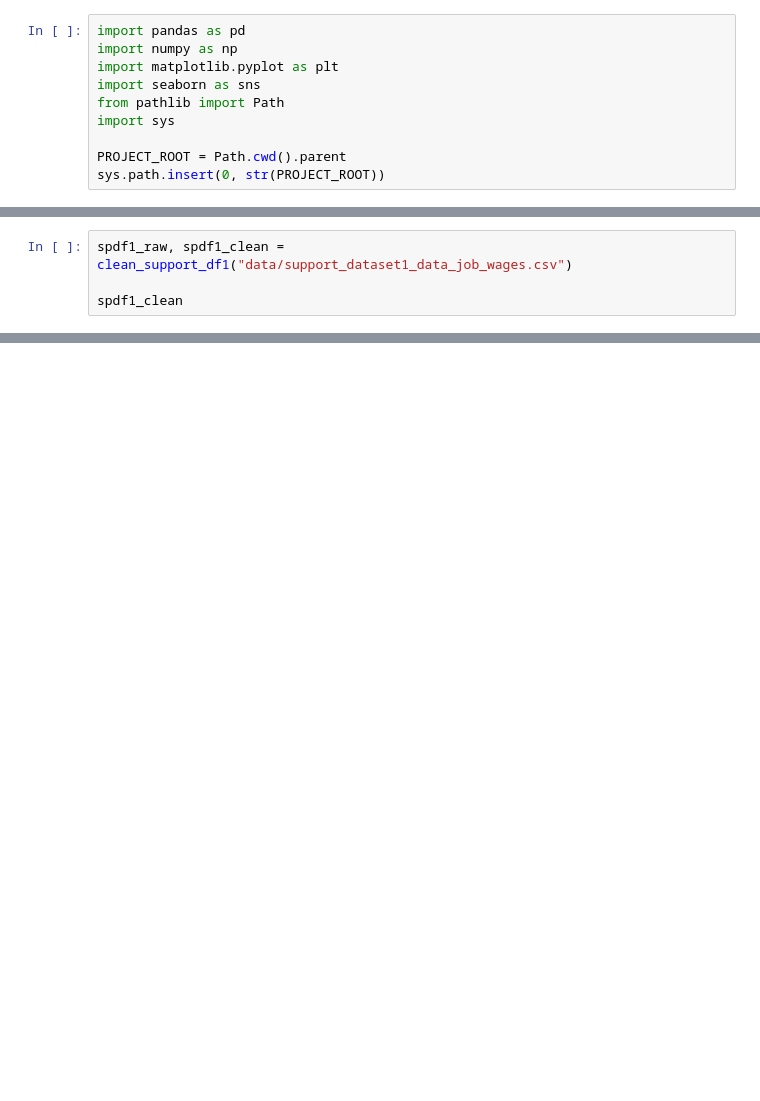
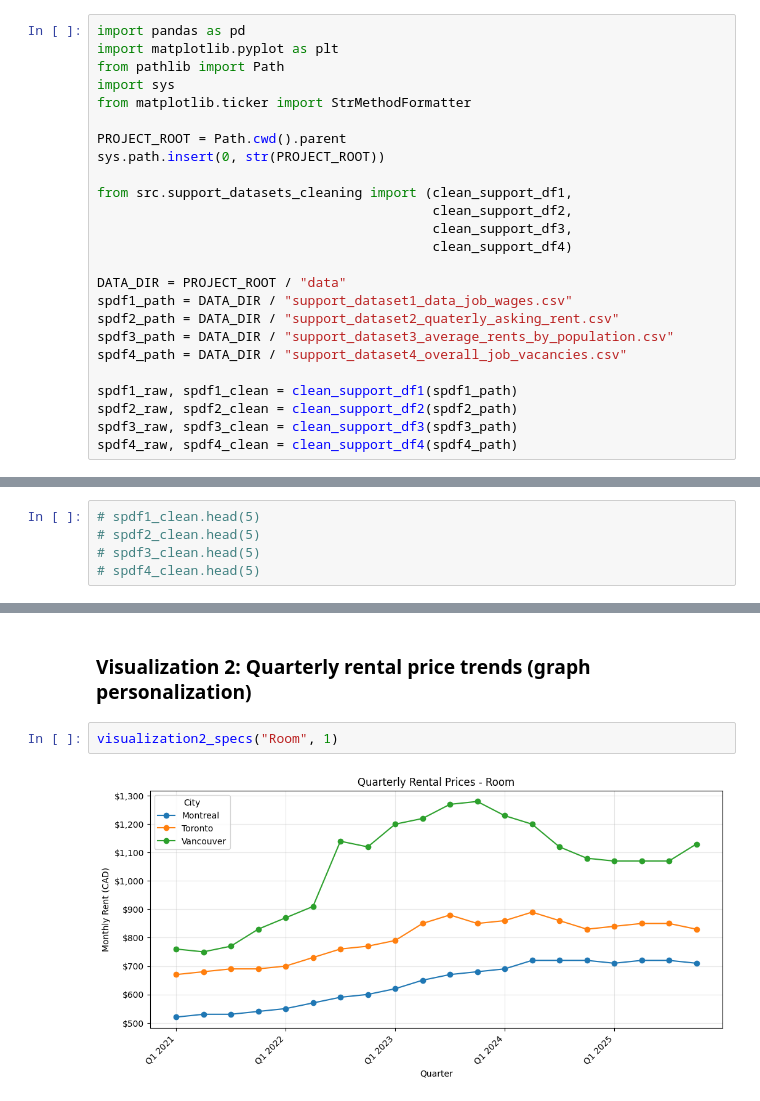
Before and after one commit to rishitej09/canadian-tech-housing-affordability, a Jupyter notebook: Jupyter Notebooks (for reference)/06. Capstone_Supporting_Datasets_Visuals.ipynb, the cells around one changed output, grey strips where cells are left out. Cells and saved outputs as stored; diff of their text form; blank space fills up the shorter version.

Commit message:
Cleaned versions of the supporting datasets turned into CSV files instead of functions applied to raw versions, and visualizations have been done per supporting dataset for the final report.

```diff
--- a/Jupyter Notebooks (for reference)/06. Capstone_Supporting_Datasets_Visuals.ipynb
+++ b/Jupyter Notebooks (for reference)/06. Capstone_Supporting_Datasets_Visuals.ipynb
@@ -1,10 +3,25 @@
 # %%
 import pandas as pd
-import numpy as np
 import matplotlib.pyplot as plt
-import seaborn as sns
 from pathlib import Path
 import sys
+from matplotlib.ticker import StrMethodFormatter
 
 PROJECT_ROOT = Path.cwd().parent
 sys.path.insert(0, str(PROJECT_ROOT))
+
+from src.support_datasets_cleaning import (clean_support_df1,
+                                           clean_support_df2,
+                                           clean_support_df3,
+                                           clean_support_df4)
+
+DATA_DIR = PROJECT_ROOT / "data"
+spdf1_path = DATA_DIR / "support_dataset1_data_job_wages.csv"
+spdf2_path = DATA_DIR / "support_dataset2_quaterly_asking_rent.csv"
+spdf3_path = DATA_DIR / "support_dataset3_average_rents_by_population.csv"
+spdf4_path = DATA_DIR / "support_dataset4_overall_job_vacancies.csv"
+
+spdf1_raw, spdf1_clean = clean_support_df1(spdf1_path)
+spdf2_raw, spdf2_clean = clean_support_df2(spdf2_path)
+spdf3_raw, spdf3_clean = clean_support_df3(spdf3_path)
+spdf4_raw, spdf4_clean = clean_support_df4(spdf4_path)
@@ -16,4 +30,5 @@ from src.support_datasets_cleaning import (clean_support_df1,
 # %%
-spdf1_raw, spdf1_clean = clean_support_df1("data/support_dataset1_data_job_wages.csv")
-
-spdf1_clean
+# spdf1_clean.head(5)
+# spdf2_clean.head(5)
+# spdf3_clean.head(5)
+# spdf4_clean.head(5)
@@ -21,0 +156,6 @@ FileNotFoundError: [Errno 2] No such file or directory: 'data\\support_dataset1_
+# %% [markdown]
+### **Visualization 2: Quarterly rental price trends (graph personalization)**
+# %%
+visualization2_specs("Room", 1)
+# %% [output]
+[figure, added]
```
Also changed, not shown: parts of 12 cells of this notebook, 5 other files.
